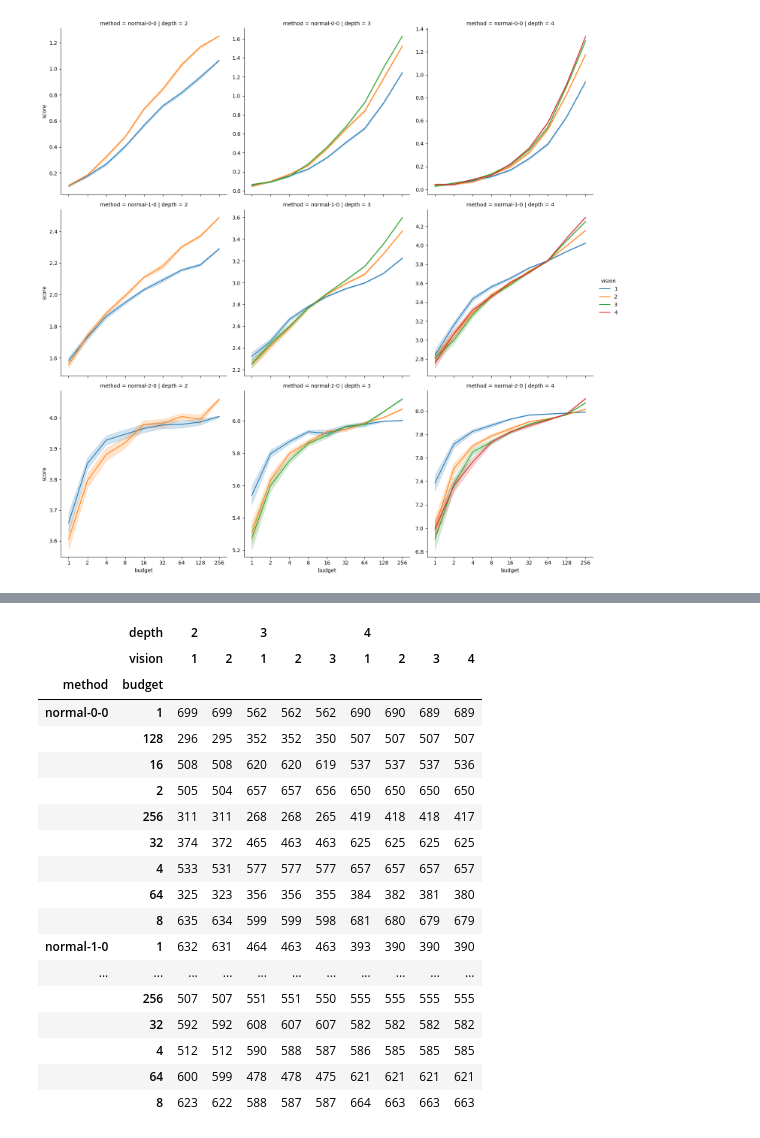
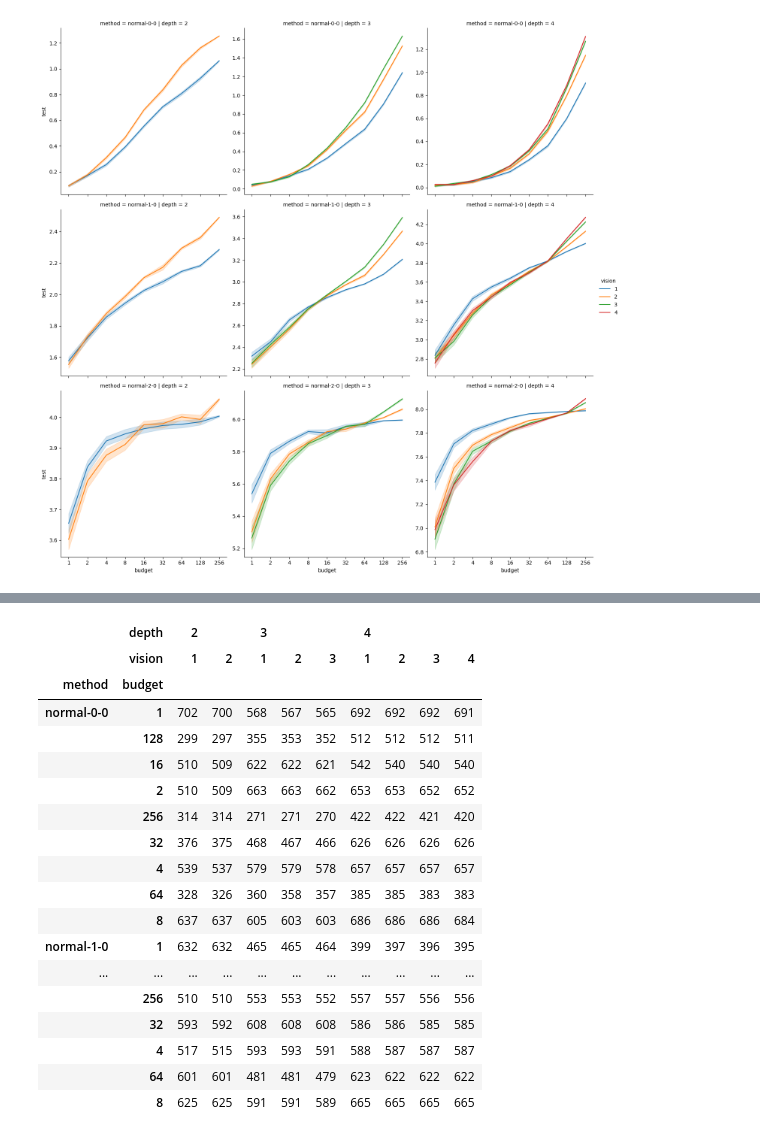
Before and after one commit to saumikn/gymnasium-test, a Jupyter notebook: tree.ipynb, the cells around one changed output, grey strips where cells are left out. Drawn from its saved outputs; the diff is of its cells as text; code cells hidden in the pictures.

```diff
--- a/tree.ipynb
+++ b/tree.ipynb
@@ -56,5 +74 @@ def get_df(v):
     return df
-# %%
-%%time
-df = get_df(18)
-df
@@ -104,0 +75,6 @@ KeyboardInterrupt:
+# %%
+%%time
+df24 = get_df(24)
+df24 = df24[(df24.method=='critical-1-2') & (df24.budget >= 4)]
+df24['opt'] = df24.opt+"-"+df24.lr.astype(str)
+df24
@@ -104,0 +364,3 @@ KeyboardInterrupt:
+# %%
+%%time
+df19 = get_df(19)
@@ -104,0 +624,3 @@ KeyboardInterrupt:
+# %%
+%%time
+df18 = get_df(18)
@@ -105,32 +671,33 @@ KeyboardInterrupt:
 # %%
 # skill = 'temp'
-skill = 'vision'
+skill = "vision"
 
-if skill == 'temp':
-    df_ = df[df.temp != 0]
+if skill == "temp":
+    df_ = df18[df18.temp != 0]
 else:
-    df_ = df[df.temp == 0]
-df_ = df_.astype({"budget": "str", "vision":"str", "temp":"str"})
+    df_ = df18[df18.temp == 0]
+df_ = df_.astype({"budget": "str", "vision": "str", "temp": "str"})
 
 g = sns.relplot(
     data=df_,
     x="budget",
-    y="score",
+    y="test",
     hue=skill,
     row="method",
     col="depth",
     kind="line",
     errorbar="se",
-    facet_kws={'sharey': False},
+    facet_kws={"sharey": False},
 )
 display(g.figure)
 plt.close(g.figure)
 
 methods = list(df_.method.unique())
 
+
 def color_alternate_columns(row):
     def get_style(idx, value):
-        style = ''
+        style = ""
         if (idx[0] + methods.index(row.name[0])) % 2 == 0:
             style += "background-color: #E6F3FF;"
         else:
@@ -144,22 +711,29 @@ def color_alternate_columns(row):
     colors = [get_style(idx, value) for idx, value in row.items()]
     return colors
 
-pivoted = df_.pivot_table(index=["method","budget"], columns=["depth", skill], values="test")
+
+pivoted = df_.pivot_table(
+    index=["method", "budget"], columns=["depth", skill], values="test"
+)
 display(pivoted.style.apply(color_alternate_columns, axis=1).format(precision=3))
+
 
 def color_alternate_columns(row):
     def get_style(idx, value):
-        style = ''
+        style = ""
         if (idx[0] + methods.index(row.name[0])) % 2 == 0:
             style += "background-color: #E6F3FF;"
         else:
             style += "background-color: #E6FFE6;"
         return style
+
     colors = [get_style(idx, value) for idx, value in row.items()]
     return colors
 
 
-pivoted = df_.pivot_table(index=["method","budget"], columns=["depth", skill], values="seed", aggfunc=len)
+pivoted = df_.pivot_table(
+    index=["method", "budget"], columns=["depth", skill], values="seed", aggfunc=len
+)
 display(pivoted.style.apply(color_alternate_columns, axis=1).format(precision=0))
 # %% [output]
 [figure]
@@ -185,19 +759,19 @@ display(pivoted.style.apply(color_alternate_columns, axis=1).format(precision=0)
 |  | depth | 2 |  | 3 |  |  | 4 |  |  |  |
 |  | vision | 1 | 2 | 1 | 2 | 3 | 1 | 2 | 3 | 4 |
 | method | budget |  |  |  |  |  |  |  |  |  |
-| normal-0-0 | 1 | 699 | 699 | 562 | 562 | 562 | 690 | 690 | 689 | 689 |
-|  | 128 | 296 | 295 | 352 | 352 | 350 | 507 | 507 | 507 | 507 |
-|  | 16 | 508 | 508 | 620 | 620 | 619 | 537 | 537 | 537 | 536 |
-|  | 2 | 505 | 504 | 657 | 657 | 656 | 650 | 650 | 650 | 650 |
-|  | 256 | 311 | 311 | 268 | 268 | 265 | 419 | 418 | 418 | 417 |
-|  | 32 | 374 | 372 | 465 | 463 | 463 | 625 | 625 | 625 | 625 |
-|  | 4 | 533 | 531 | 577 | 577 | 577 | 657 | 657 | 657 | 657 |
-|  | 64 | 325 | 323 | 356 | 356 | 355 | 384 | 382 | 381 | 380 |
-|  | 8 | 635 | 634 | 599 | 599 | 598 | 681 | 680 | 679 | 679 |
-| normal-1-0 | 1 | 632 | 631 | 464 | 463 | 463 | 393 | 390 | 390 | 390 |
+| normal-0-0 | 1 | 702 | 700 | 568 | 567 | 565 | 692 | 692 | 692 | 691 |
+|  | 128 | 299 | 297 | 355 | 353 | 352 | 512 | 512 | 512 | 511 |
+|  | 16 | 510 | 509 | 622 | 622 | 621 | 542 | 540 | 540 | 540 |
+|  | 2 | 510 | 509 | 663 | 663 | 662 | 653 | 653 | 652 | 652 |
+|  | 256 | 314 | 314 | 271 | 271 | 270 | 422 | 422 | 421 | 420 |
+|  | 32 | 376 | 375 | 468 | 467 | 466 | 626 | 626 | 626 | 626 |
+|  | 4 | 539 | 537 | 579 | 579 | 578 | 657 | 657 | 657 | 657 |
+|  | 64 | 328 | 326 | 360 | 358 | 357 | 385 | 385 | 383 | 383 |
+|  | 8 | 637 | 637 | 605 | 603 | 603 | 686 | 686 | 686 | 684 |
+| normal-1-0 | 1 | 632 | 632 | 465 | 465 | 464 | 399 | 397 | 396 | 395 |
 | ... | ... | ... | ... | ... | ... | ... | ... | ... | ... | ... |
-|  | 256 | 507 | 507 | 551 | 551 | 550 | 555 | 555 | 555 | 555 |
-|  | 32 | 592 | 592 | 608 | 607 | 607 | 582 | 582 | 582 | 582 |
-|  | 4 | 512 | 512 | 590 | 588 | 587 | 586 | 585 | 585 | 585 |
-|  | 64 | 600 | 599 | 478 | 478 | 475 | 621 | 621 | 621 | 621 |
-|  | 8 | 623 | 622 | 588 | 587 | 587 | 664 | 663 | 663 | 663 |
+|  | 256 | 510 | 510 | 553 | 553 | 552 | 557 | 557 | 556 | 556 |
+|  | 32 | 593 | 592 | 608 | 608 | 608 | 586 | 586 | 585 | 585 |
+|  | 4 | 517 | 515 | 593 | 593 | 591 | 588 | 587 | 587 | 587 |
+|  | 64 | 601 | 601 | 481 | 481 | 479 | 623 | 622 | 622 | 622 |
+|  | 8 | 625 | 625 | 591 | 591 | 589 | 665 | 665 | 665 | 665 |
```
Also changed, not shown: parts of 25 cells of this notebook, 6 other files.
